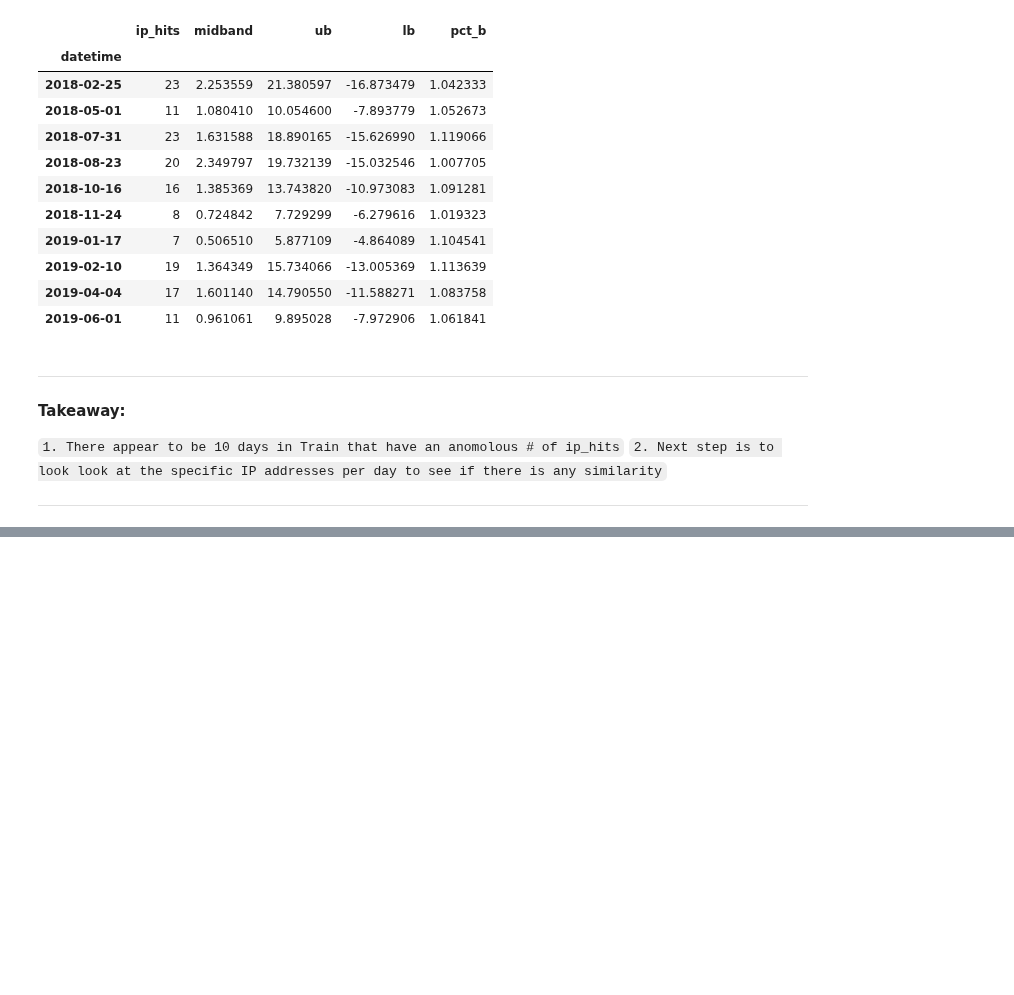
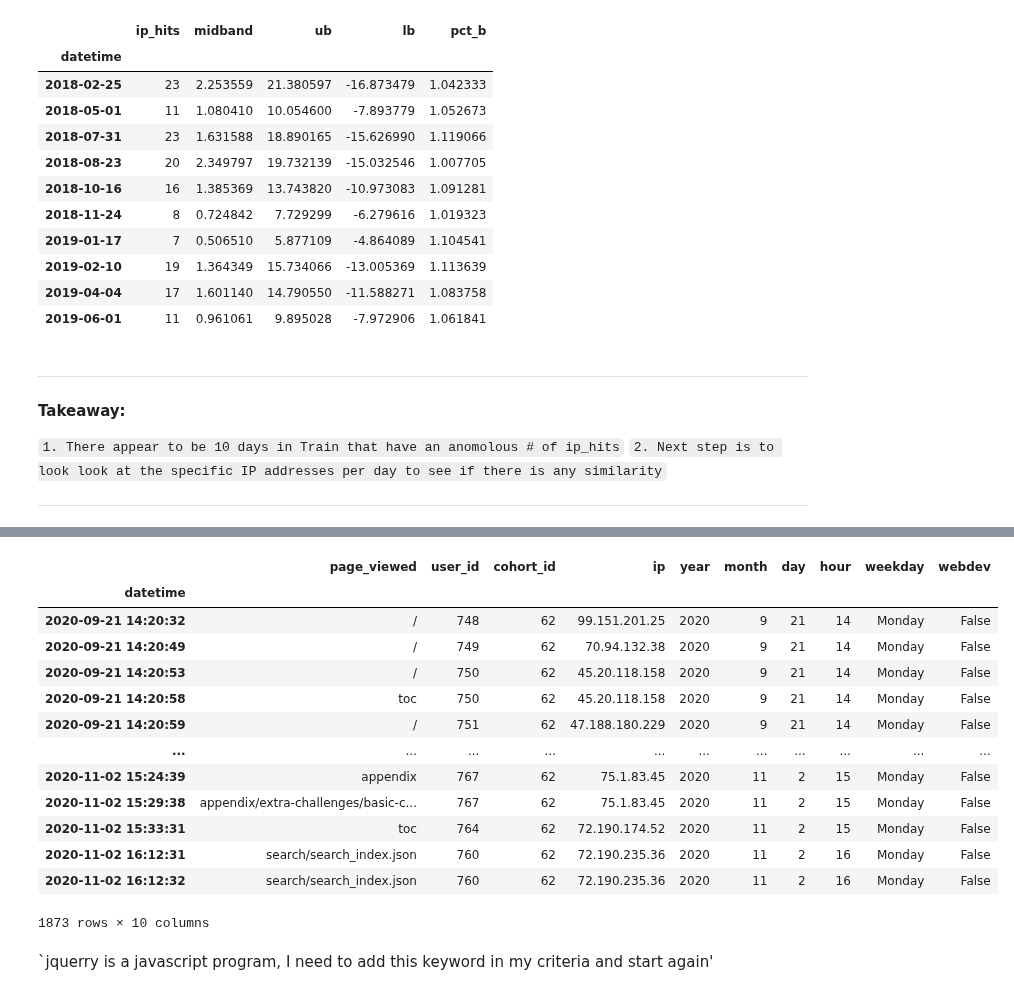
Before and after one commit to CSolitaire/anomaly-detection-exercises, a Jupyter notebook: time_series_anomaly_detection.ipynb, the cells around one changed output, grey strips where cells are left out. Cells and saved outputs as stored; diff of their text form; code cells hidden in the pictures; blank space fills up the shorter version.

```diff
--- a/time_series_anomaly_detection.ipynb
+++ b/time_series_anomaly_detection.ipynb
@@ -618,0 +1010,20 @@ train[train['pct_b']>1]
+# %%
+# Sanity Check
+false[false.cohort_id == 62]
+# %% [output]
+|  | page_viewed | user_id | cohort_id | ip | year | month | day | hour | weekday | webdev |
+| datetime |  |  |  |  |  |  |  |  |  |  |
+| 2020-09-21 14:20:32 | / | 748 | 62 | 99.151.201.25 | 2020 | 9 | 21 | 14 | Monday | False |
+| 2020-09-21 14:20:49 | / | 749 | 62 | 70.94.132.38 | 2020 | 9 | 21 | 14 | Monday | False |
+| 2020-09-21 14:20:53 | / | 750 | 62 | 45.20.118.158 | 2020 | 9 | 21 | 14 | Monday | False |
+| 2020-09-21 14:20:58 | toc | 750 | 62 | 45.20.118.158 | 2020 | 9 | 21 | 14 | Monday | False |
+| 2020-09-21 14:20:59 | / | 751 | 62 | 47.188.180.229 | 2020 | 9 | 21 | 14 | Monday | False |
+| ... | ... | ... | ... | ... | ... | ... | ... | ... | ... | ... |
+| 2020-11-02 15:24:39 | appendix | 767 | 62 | 75.1.83.45 | 2020 | 11 | 2 | 15 | Monday | False |
+| 2020-11-02 15:29:38 | appendix/extra-challenges/basic-c... | 767 | 62 | 75.1.83.45 | 2020 | 11 | 2 | 15 | Monday | False |
+| 2020-11-02 15:33:31 | toc | 764 | 62 | 72.190.174.52 | 2020 | 11 | 2 | 15 | Monday | False |
+| 2020-11-02 16:12:31 | search/search_index.json | 760 | 62 | 72.190.235.36 | 2020 | 11 | 2 | 16 | Monday | False |
+| 2020-11-02 16:12:32 | search/search_index.json | 760 | 62 | 72.190.235.36 | 2020 | 11 | 2 | 16 | Monday | False |
+1873 rows × 10 columns
+# %% [markdown]
+`jquerry is a javascript program, I need to add this keyword in my criteria and start again'
```
Also changed, not shown: parts of 74 cells of this notebook.
